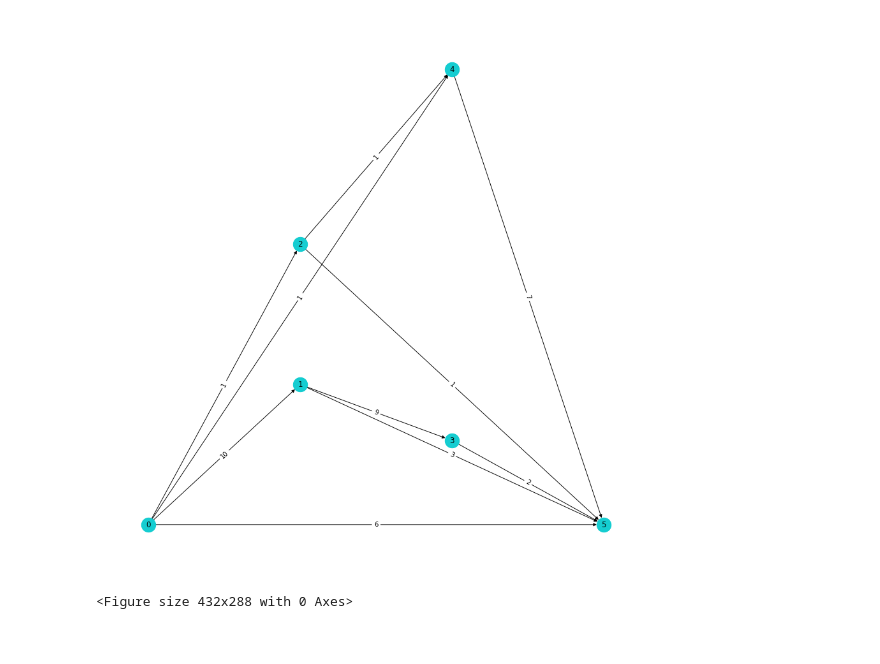
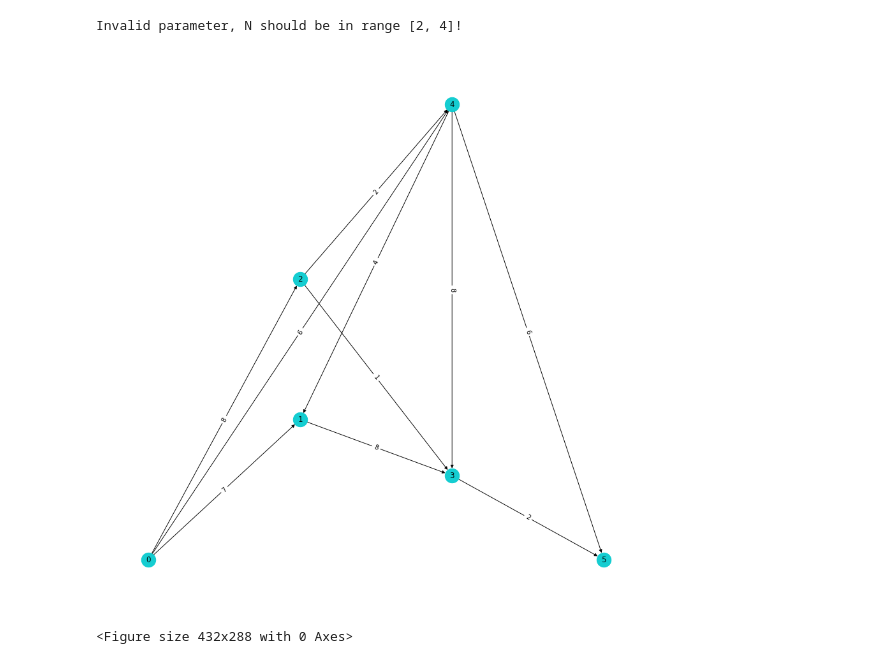
Before and after one commit to Czarne-Jagodki/labs, a Jupyter notebook: lab5/JupyterNotebook/Zestaw5_grafy.ipynb, the cells around one changed output. Cells and saved outputs as stored; diff of their text form; code cells hidden in the pictures.

```diff
--- a/lab5/JupyterNotebook/Zestaw5_grafy.ipynb
+++ b/lab5/JupyterNotebook/Zestaw5_grafy.ipynb
@@ -85,11 +93,11 @@ def create_random_flow_network(N):
                         layers, which is a dictionary: keys represent number of each layer, values are a lists which contain indexes of vertices.
                         The last element is edges which is a dictionary in which key is a tuple.
                         It contains vertices which are ends of the edge. Value is a capacity of each edge.
-
+        :raise Exception: in case input parameter N is less than 2 or greater than 4
     """
 
-    if N < 2:
-        return None, None, None
+    if N < 2 or N > 4:
+        raise Exception("Invalid parameter, N should be in range [2, 4]!")
 
     # tablica przechowująca ilość wierzchołków w każdej z warstw pośrednich
     numberOfVerticesInEachLayer = []
@@ -177,11 +185,22 @@ def create_random_flow_network(N):
                 edges[(i,j)] = graph[i][j]
 
     return graph, layers, edges
+# %%
+try:
+    pack = create_random_flow_network(5)
+    draw_random_network(pack[1], pack[2], len(pack[0])-1)
+except Exception as e:
+    print(e)
+# %% [output]
+Invalid parameter, N should be in range [2, 4]!
 # %%
-pack = create_random_flow_network(2)
-draw_random_network(pack[1], pack[2], len(pack[0])-1)
+try:
+    pack = create_random_flow_network(2)
+    draw_random_network(pack[1], pack[2], len(pack[0])-1)
+except Exception as e:
+    print(e)
 # %% [output]
-[figure, old version]
+[figure, new version]
 <Figure size 432x288 with 0 Axes>
 # %%
 def BFS(graph):
```
Also changed, not shown: parts of 6 cells of this notebook, 1 other file.
